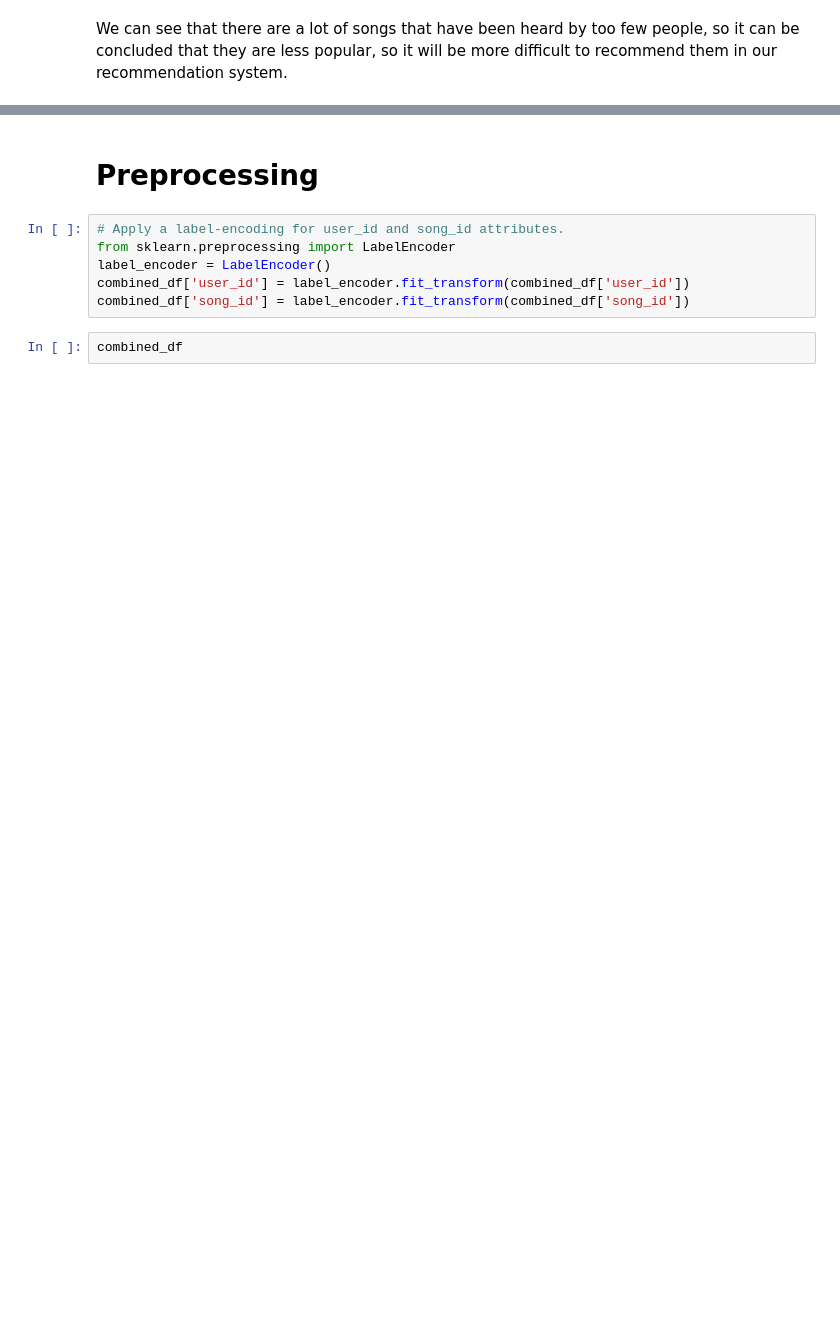
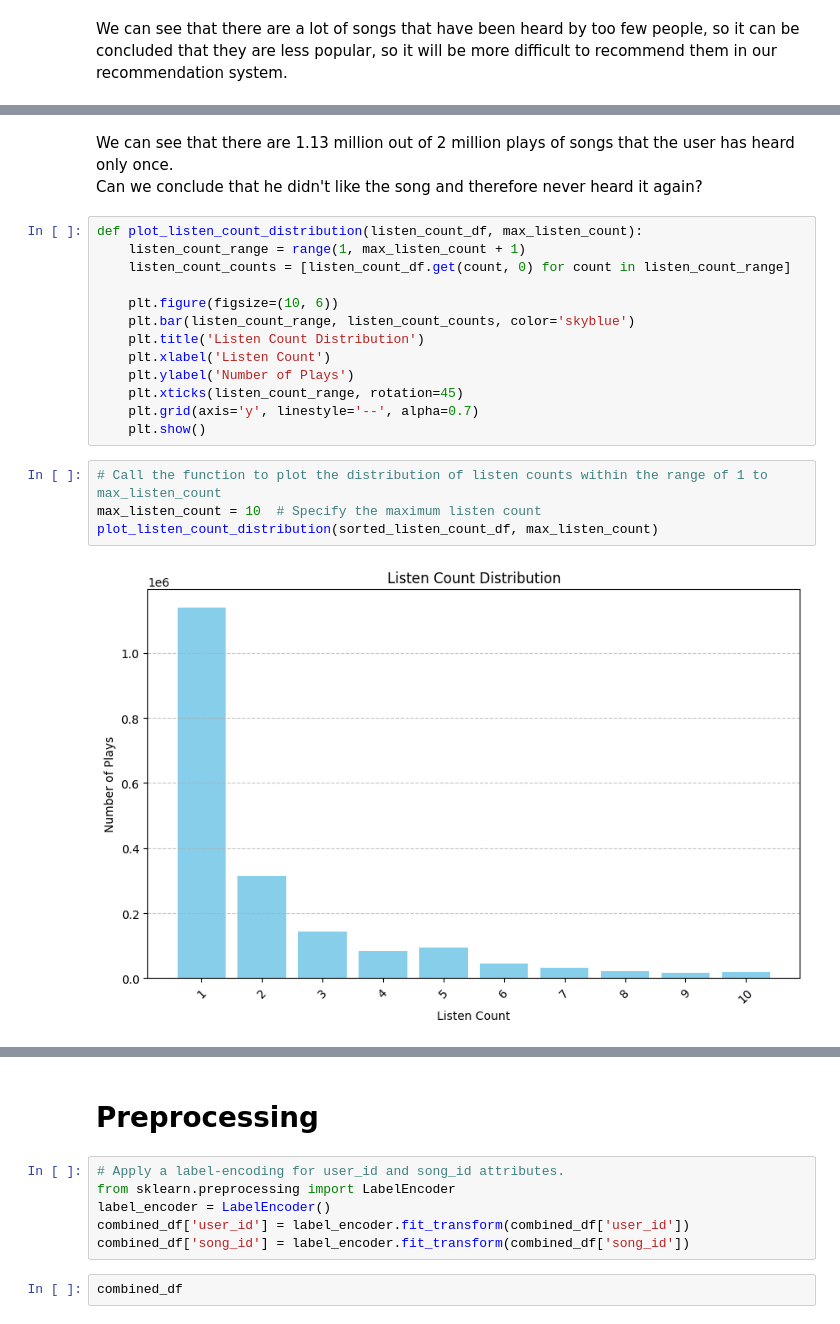
Before and after one commit to EitanBakirov/advanced-ml-dl-course, a Jupyter notebook: finalProject/Recommendation_System_Project_Group_4.ipynb, the cells around one changed output, grey strips where cells are left out. Saved outputs shown, nothing was run; the diff lists cells and outputs as text; blank space fills up the shorter version.

```diff
--- a/finalProject/Recommendation_System_Project_Group_4.ipynb
+++ b/finalProject/Recommendation_System_Project_Group_4.ipynb
@@ -1241,0 +1215,22 @@ We can see that there are a lot of songs that have been heard by too few people,
+# %% [markdown]
+We can see that there are 1.13 million out of 2 million plays of songs that the user has heard only once.<br>
+Can we conclude that he didn't like the song and therefore never heard it again?
+# %%
+def plot_listen_count_distribution(listen_count_df, max_listen_count):
+    listen_count_range = range(1, max_listen_count + 1)
+    listen_count_counts = [listen_count_df.get(count, 0) for count in listen_count_range]
+
+    plt.figure(figsize=(10, 6))
+    plt.bar(listen_count_range, listen_count_counts, color='skyblue')
+    plt.title('Listen Count Distribution')
+    plt.xlabel('Listen Count')
+    plt.ylabel('Number of Plays')
+    plt.xticks(listen_count_range, rotation=45)
+    plt.grid(axis='y', linestyle='--', alpha=0.7)
+    plt.show()
+# %%
+# Call the function to plot the distribution of listen counts within the range of 1 to max_listen_count
+max_listen_count = 10  # Specify the maximum listen count
+plot_listen_count_distribution(sorted_listen_count_df, max_listen_count)
+# %% [output]
+[figure, added]
```
Also changed, not shown: parts of 50 cells of this notebook.
